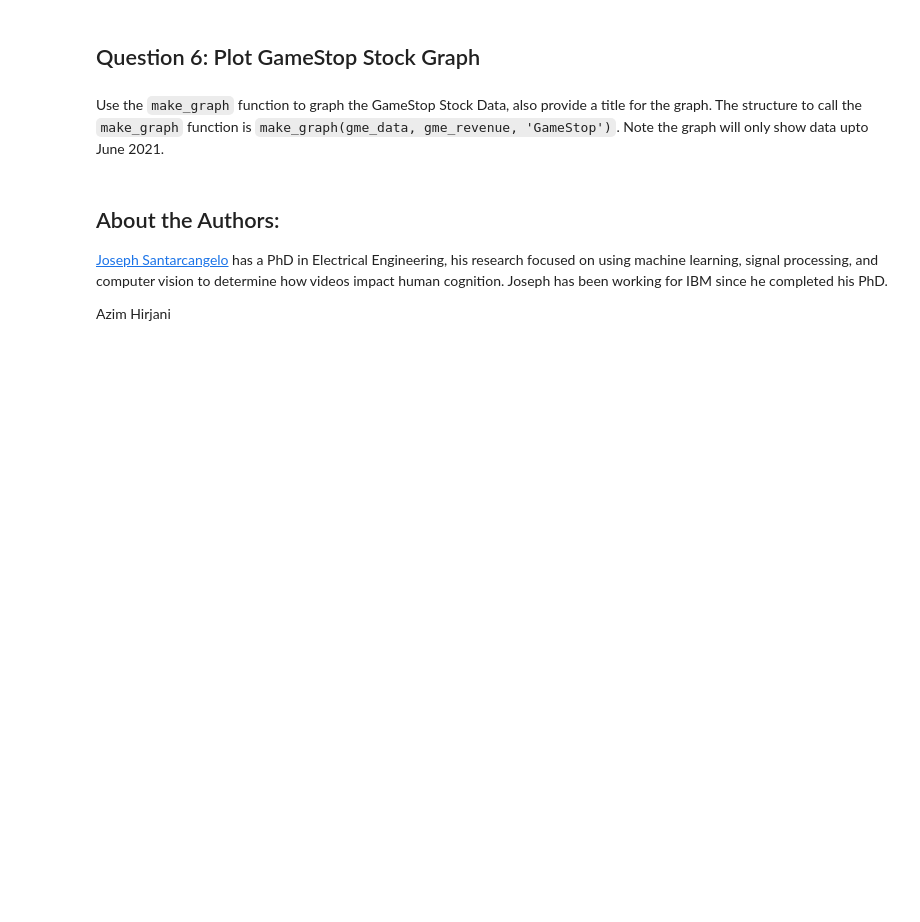
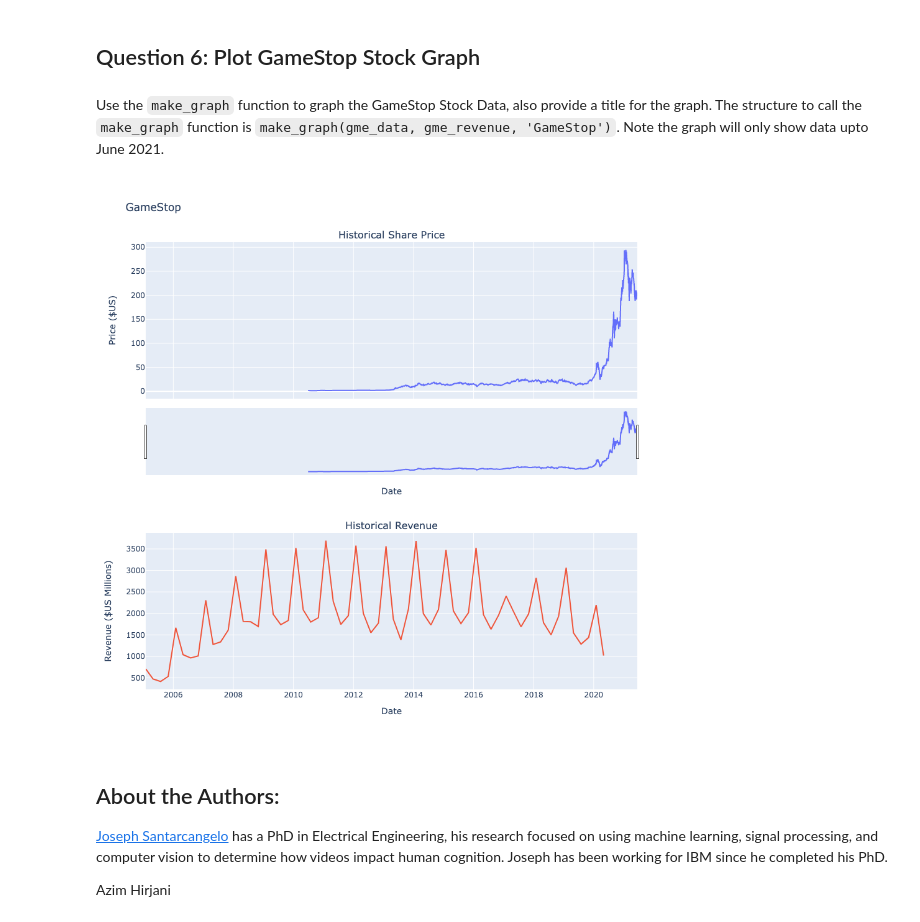
Before and after one commit to Ouwadi/Python-for-Data-Science, a Jupyter notebook: Final Assignment.ipynb, the cells around one changed output. Saved outputs shown, nothing was run; the diff lists cells and outputs as text; code cells hidden in the pictures; blank space fills up the shorter version.

```diff
--- a/Final Assignment.ipynb
+++ b/Final Assignment.ipynb
@@ -267,6 +267,10 @@ make_graph(tesla_data, tesla_revenue, 'Tesla')
 ## Question 6: Plot GameStop Stock Graph
 # %% [markdown]
 Use the `make_graph` function to graph the GameStop Stock Data, also provide a title for the graph. The structure to call the `make_graph` function is `make_graph(gme_data, gme_revenue, 'GameStop')`. Note the graph will only show data upto June 2021.
+# %%
+make_graph(gme_data, gme_revenue, 'GameStop')
+# %% [output]
+[figure, added]
 # %% [markdown]
 <h2>About the Authors:</h2>
 
```
